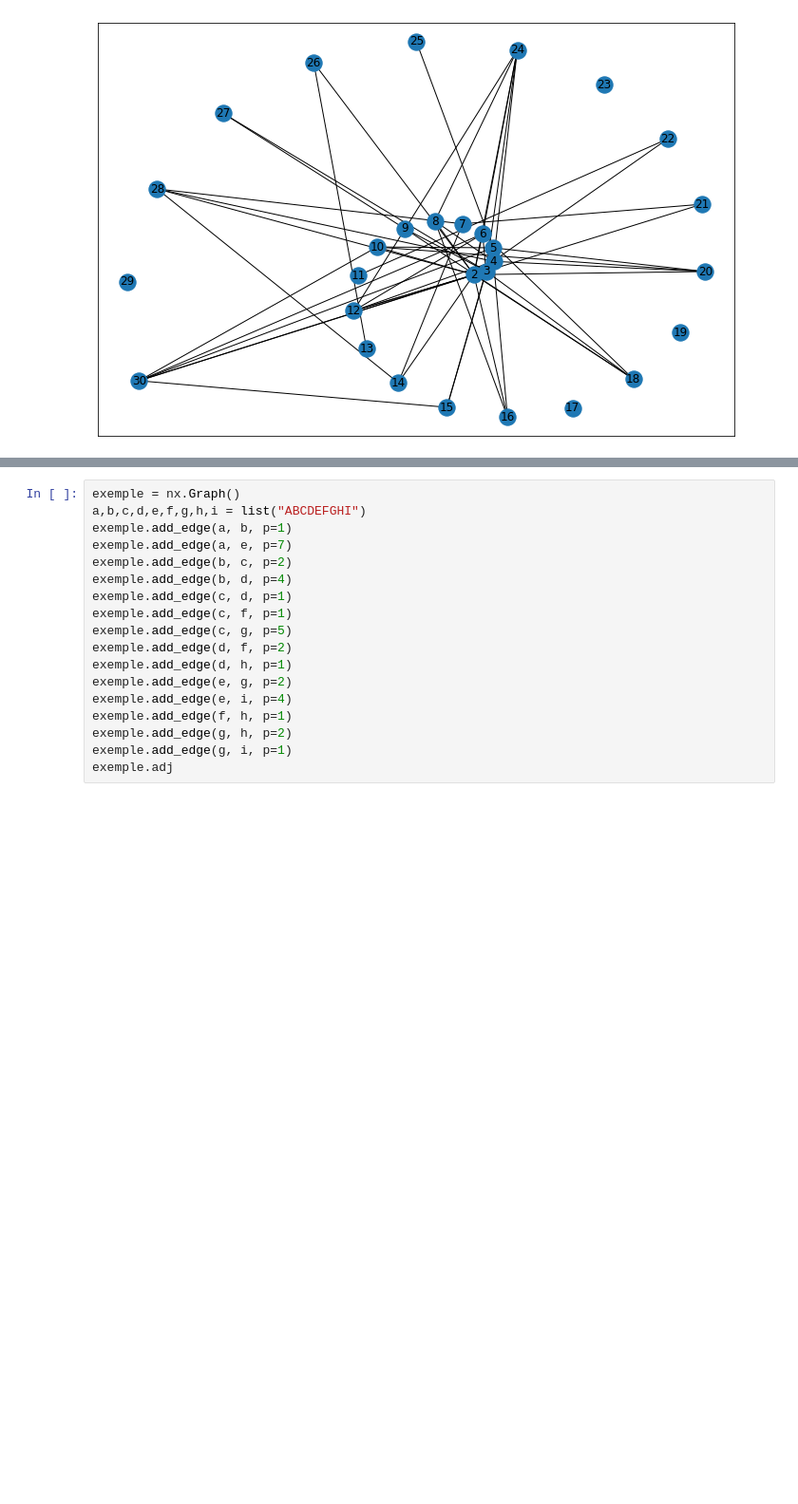
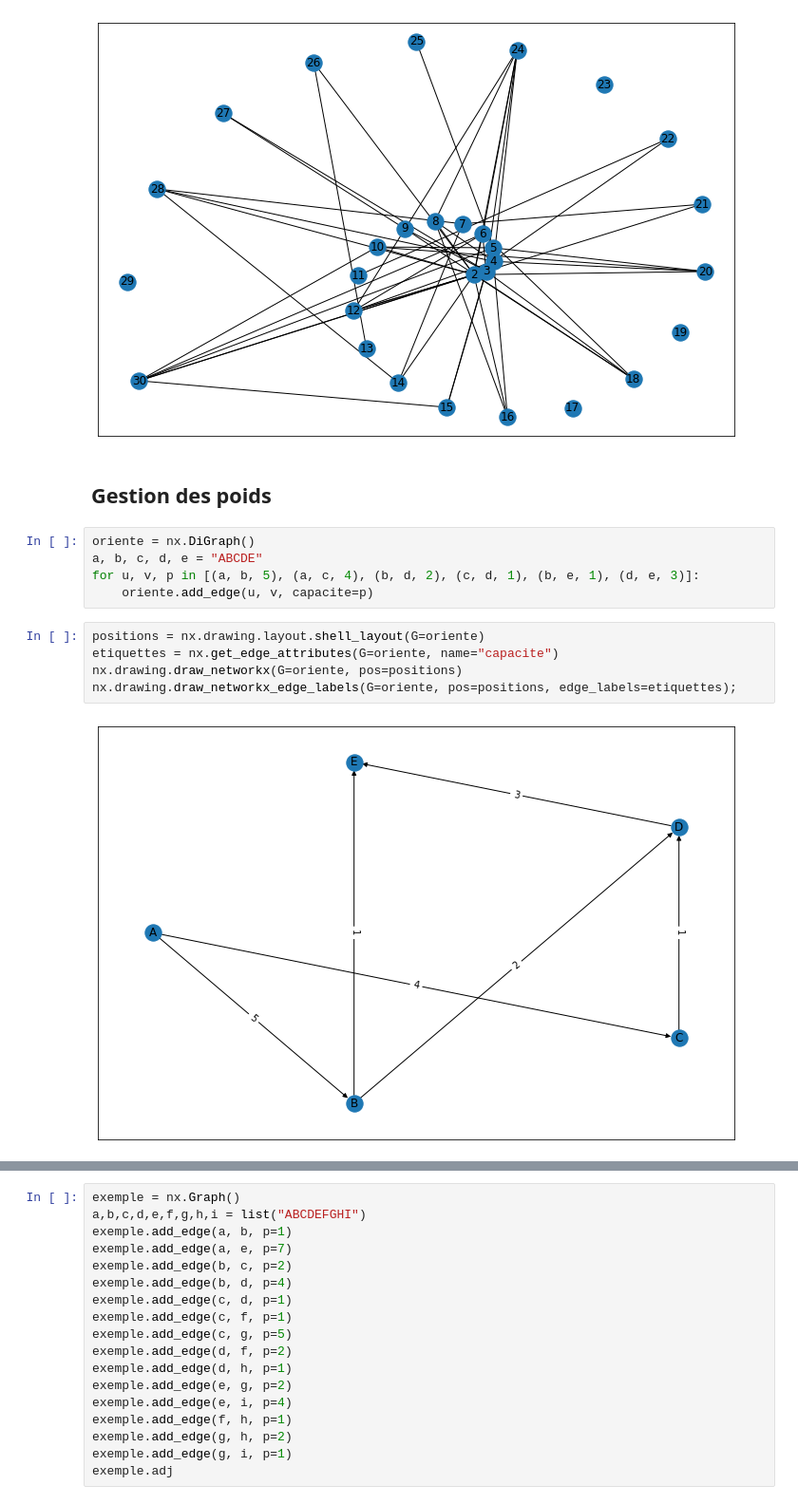
Before and after one commit to MECEN-TOURS/SC-2020-2021, a Jupyter notebook: Seance10/introduction_networkx.ipynb, the cells around one changed output, grey strips where cells are left out. Shown at 95% size. Saved outputs shown, nothing was run; the diff lists cells and outputs as text; blank space fills up the shorter version.

Commit message:
Ajoute un dessin de graphe orienté pondéré dans la séance 10

```diff
--- a/Seance10/introduction_networkx.ipynb
+++ b/Seance10/introduction_networkx.ipynb
@@ -555,6 +547,20 @@ pos1 = nx.drawing.layout.spiral_layout(nombres)
 nx.drawing.draw_networkx(G=nombres, pos=pos1)
 # %% [output]
 [figure]
+# %% [markdown]
+## Gestion des poids
+# %%
+oriente = nx.DiGraph()
+a, b, c, d, e = "ABCDE"
+for u, v, p in [(a, b, 5), (a, c, 4), (b, d, 2), (c, d, 1), (b, e, 1), (d, e, 3)]:
+    oriente.add_edge(u, v, capacite=p)
+# %%
+positions = nx.drawing.layout.shell_layout(G=oriente)
+etiquettes = nx.get_edge_attributes(G=oriente, name="capacite")
+nx.drawing.draw_networkx(G=oriente, pos=positions)
+nx.drawing.draw_networkx_edge_labels(G=oriente, pos=positions, edge_labels=etiquettes);
+# %% [output]
+[figure, added]
 # %% [markdown]
 # Premiers algorithmes
 
```
Also changed, not shown: parts of 24 cells of this notebook, 2 other files.
